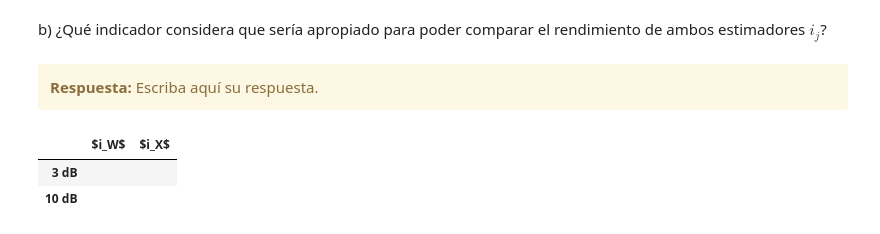
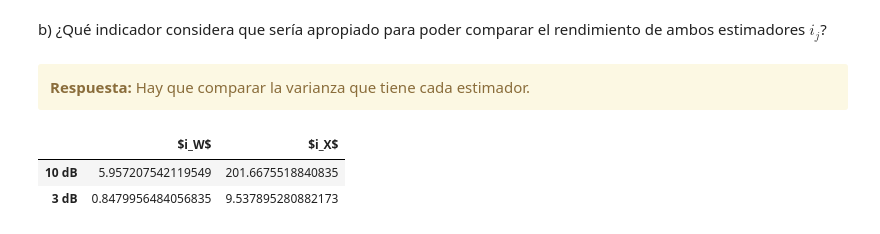
Before and after one commit to Sidorczuk/DSP, a Jupyter notebook: TP3-Estimacion-Espectral.ipynb, the cells around one changed output. Saved outputs shown, nothing was run; the diff lists cells and outputs as text; code cells hidden in the pictures.

```diff
--- a/TP3-Estimacion-Espectral.ipynb
+++ b/TP3-Estimacion-Espectral.ipynb
@@ -388,26 +429,26 @@ PowerModule(freq,PSDp,0,N-1,10,5,'Correlograma - Blackman-Tukey',tipo='plot',sca
    b) ¿Qué indicador considera que sería apropiado para poder comparar el rendimiento de ambos estimadores $i_j$?
 # %% [markdown]
 <div class="alert alert-block alert-warning">
-<b>Respuesta:</b> Escriba aquí su respuesta.
+<b>Respuesta:</b> Hay que comparar la varianza que tiene cada estimador.
 </div>
 # %%
 
 #######################################
 # Tu simulación que genere resultados #
 #######################################
 
 # Una vez definido tu indicador de performance, calculalo y comparalo para las situaciones pedidas.
 tus_resultados = [
-                   ['', ''], # <-- acá debería haber numeritos :)
-                   ['', ''] # <-- acá debería haber numeritos :)
+                   [str(Varianzas[0,0]), str(Varianzas[0,1])], # <-- acá debería haber numeritos :)
+                   [str(Varianzas[1,0]), str(Varianzas[1,1])] # <-- acá debería haber numeritos :)
                  ]
 df = DataFrame(tus_resultados, columns=['$i_W$', '$i_X$'],
                index=[
-                        '3 dB',
-                        '10 dB'
+                        '10 dB',
+                        '3 dB'
                      ])
 HTML(df.to_html())
 # %% [output]
 |  | $i_W$ | $i_X$ |
-| 3 dB |  |  |
-| 10 dB |  |  |
+| 10 dB | 5.957207542119549 | 201.6675518840835 |
+| 3 dB | 0.8479956484056835 | 9.537895280882173 |
```
Also changed, not shown: parts of 10 cells of this notebook.
